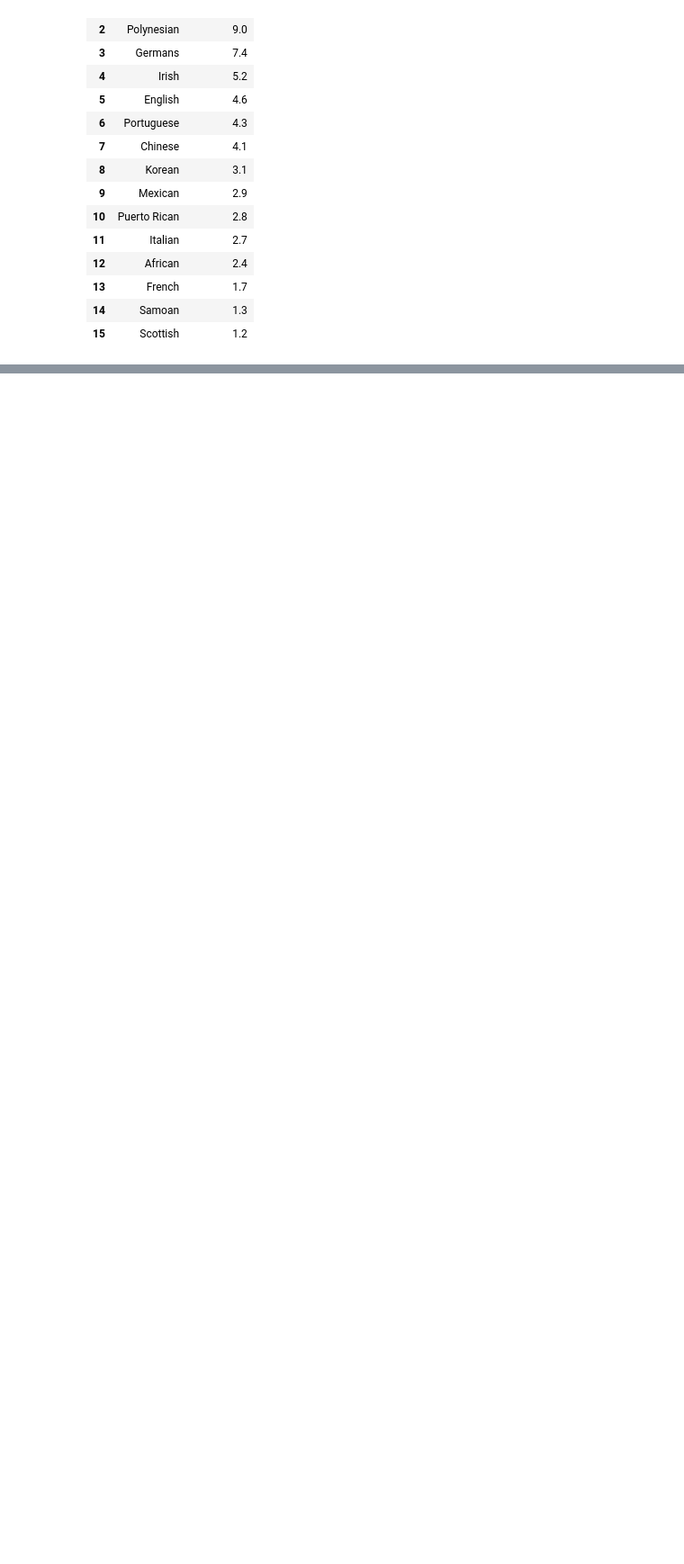
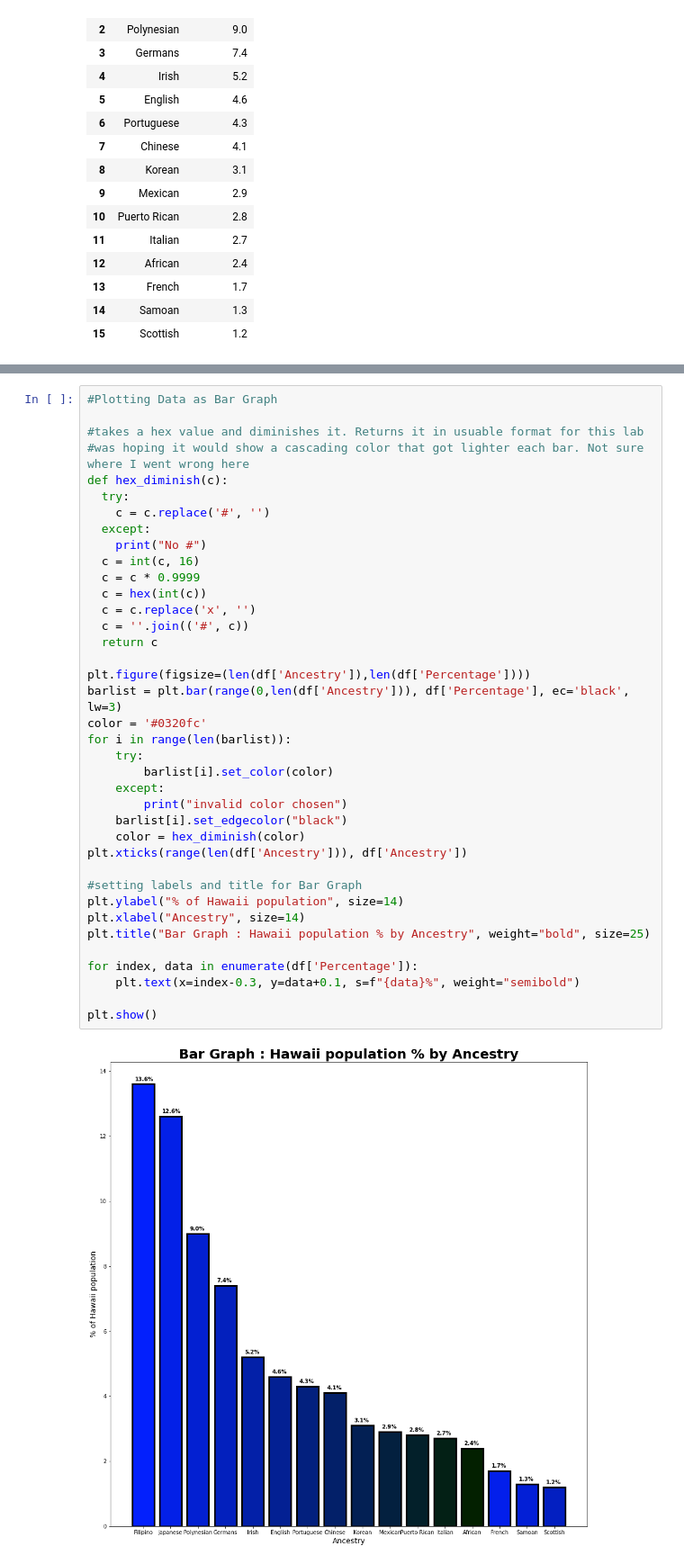
Before and after one commit to McGossy/CSC221-Goss-GroupProject, a Jupyter notebook: CSC221-GroupProject.ipynb, the cells around one changed output, grey strips where cells are left out. Shown at 90% size. Saved outputs shown, nothing was run; the diff lists cells and outputs as text; blank space fills up the shorter version.

```diff
--- a/CSC221-GroupProject.ipynb
+++ b/CSC221-GroupProject.ipynb
@@ -79,0 +79,40 @@ plt.show()
+# %%
+#Plotting Data as Bar Graph
+
+#takes a hex value and diminishes it. Returns it in usuable format for this lab
+#was hoping it would show a cascading color that got lighter each bar. Not sure where I went wrong here
+def hex_diminish(c):
+  try:
+    c = c.replace('#', '')
+  except:
+    print("No #")
+  c = int(c, 16)
+  c = c * 0.9999
+  c = hex(int(c))
+  c = c.replace('x', '')
+  c = ''.join(('#', c))
+  return c
+
+plt.figure(figsize=(len(df['Ancestry']),len(df['Percentage'])))
+barlist = plt.bar(range(0,len(df['Ancestry'])), df['Percentage'], ec='black', lw=3)
+color = '#0320fc'
+for i in range(len(barlist)):
+    try:
+        barlist[i].set_color(color)
+    except:
+        print("invalid color chosen")
+    barlist[i].set_edgecolor("black")
+    color = hex_diminish(color)
+plt.xticks(range(len(df['Ancestry'])), df['Ancestry'])
+
+#setting labels and title for Bar Graph
+plt.ylabel("% of Hawaii population", size=14)
+plt.xlabel("Ancestry", size=14)
+plt.title("Bar Graph : Hawaii population % by Ancestry", weight="bold", size=25)
+
+for index, data in enumerate(df['Percentage']):
+    plt.text(x=index-0.3, y=data+0.1, s=f"{data}%", weight="semibold")
+
+plt.show()
+# %% [output]
+[figure, added]
```
Also changed, not shown: parts of 2 cells of this notebook.
